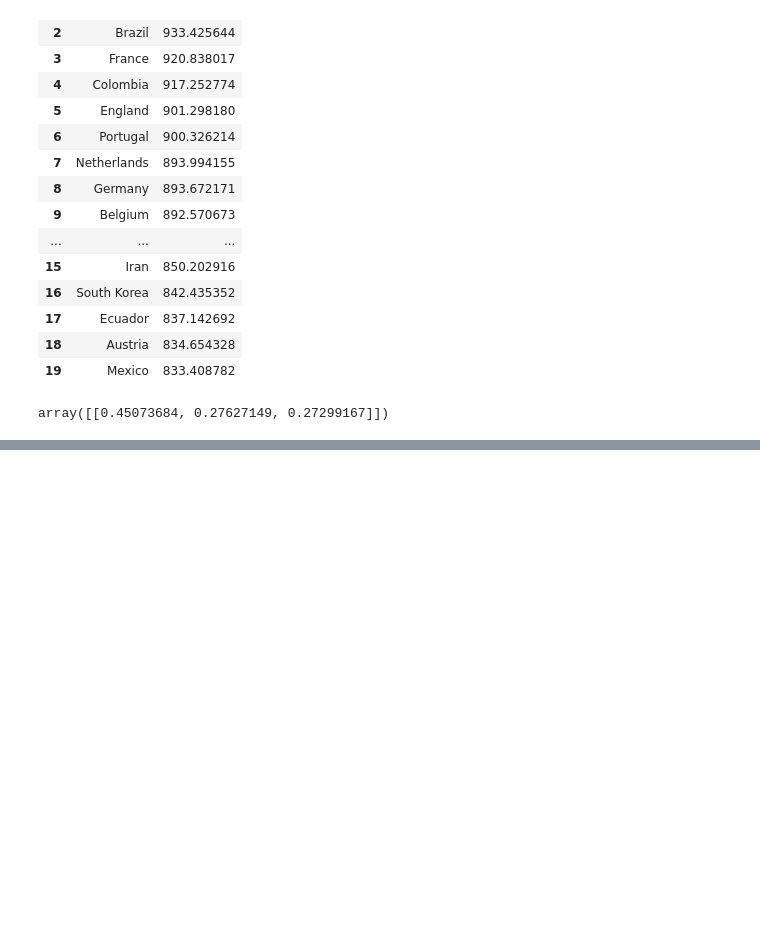
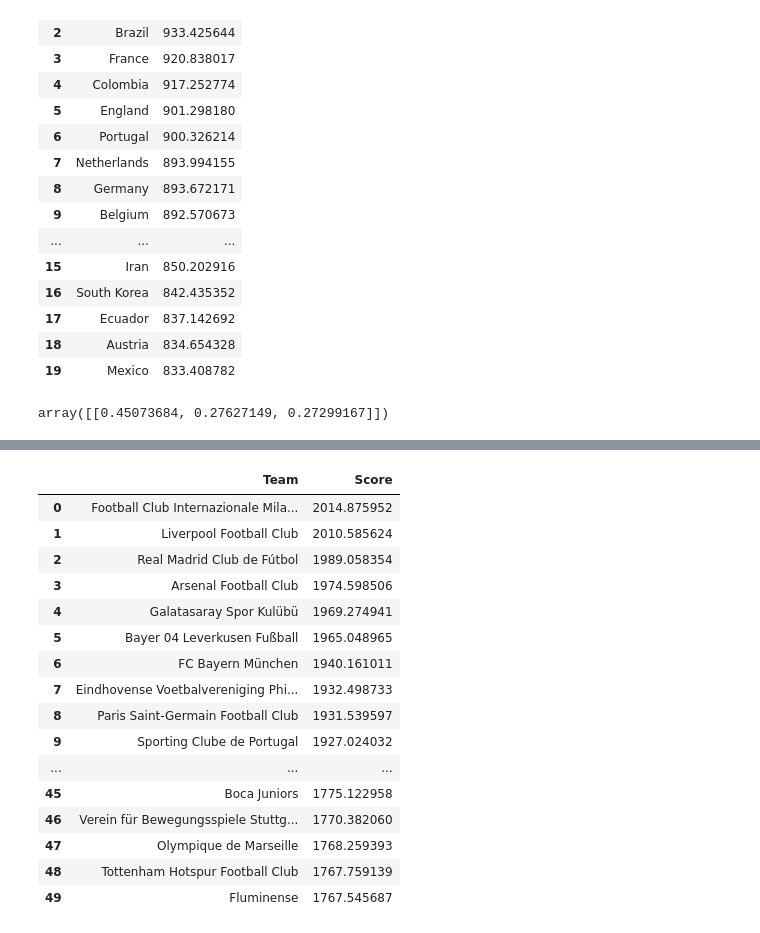
Before and after one commit to rodrigoazs/football-matches-prediction, a Jupyter notebook: elog.ipynb, the cells around one changed output, grey strips where cells are left out. Saved outputs shown, nothing was run; the diff lists cells and outputs as text; code cells hidden in the pictures; blank space fills up the shorter version.

Commit message:
new model

```diff
--- a/elog.ipynb
+++ b/elog.ipynb
@@ -179,0 +198,20 @@ pd.DataFrame(list(ranking.items()), columns=['Team', 'Score']).sort_values(by='S
+# %%
+pd.DataFrame(list({key: value for key, value in model.elo.rating.items() if key in teams}.items()), columns=['Team', 'Score']).sort_values(by='Score', ascending=False).reset_index(drop=True).head(50)
+# %% [output]
+|  | Team | Score |
+| 0 | Football Club Internazionale Mila... | 2014.875952 |
+| 1 | Liverpool Football Club | 2010.585624 |
+| 2 | Real Madrid Club de Fútbol | 1989.058354 |
+| 3 | Arsenal Football Club | 1974.598506 |
+| 4 | Galatasaray Spor Kulübü | 1969.274941 |
+| 5 | Bayer 04 Leverkusen Fußball | 1965.048965 |
+| 6 | FC Bayern München | 1940.161011 |
+| 7 | Eindhovense Voetbalvereniging Phi... | 1932.498733 |
+| 8 | Paris Saint-Germain Football Club | 1931.539597 |
+| 9 | Sporting Clube de Portugal | 1927.024032 |
+| ... | ... | ... |
+| 45 | Boca Juniors | 1775.122958 |
+| 46 | Verein für Bewegungsspiele Stuttg... | 1770.382060 |
+| 47 | Olympique de Marseille | 1768.259393 |
+| 48 | Tottenham Hotspur Football Club | 1767.759139 |
+| 49 | Fluminense | 1767.545687 |
```
Also changed, not shown: parts of 1 cell of this notebook, 2 other files.
